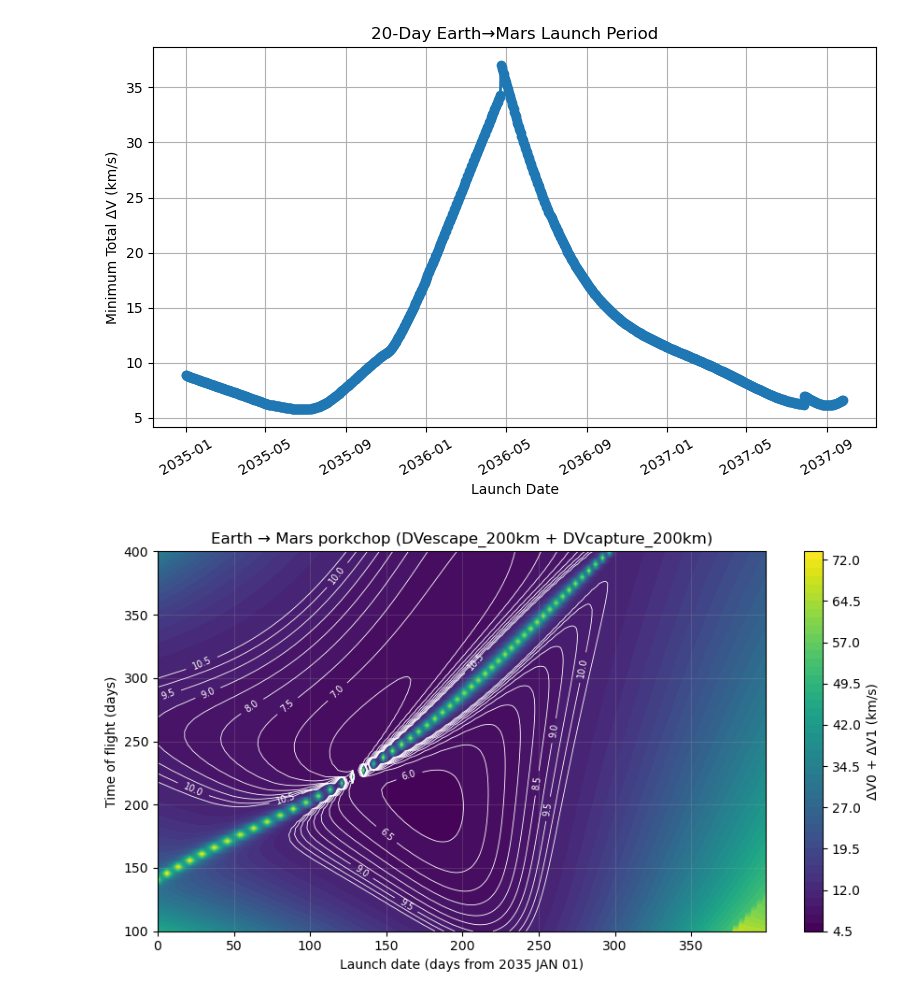
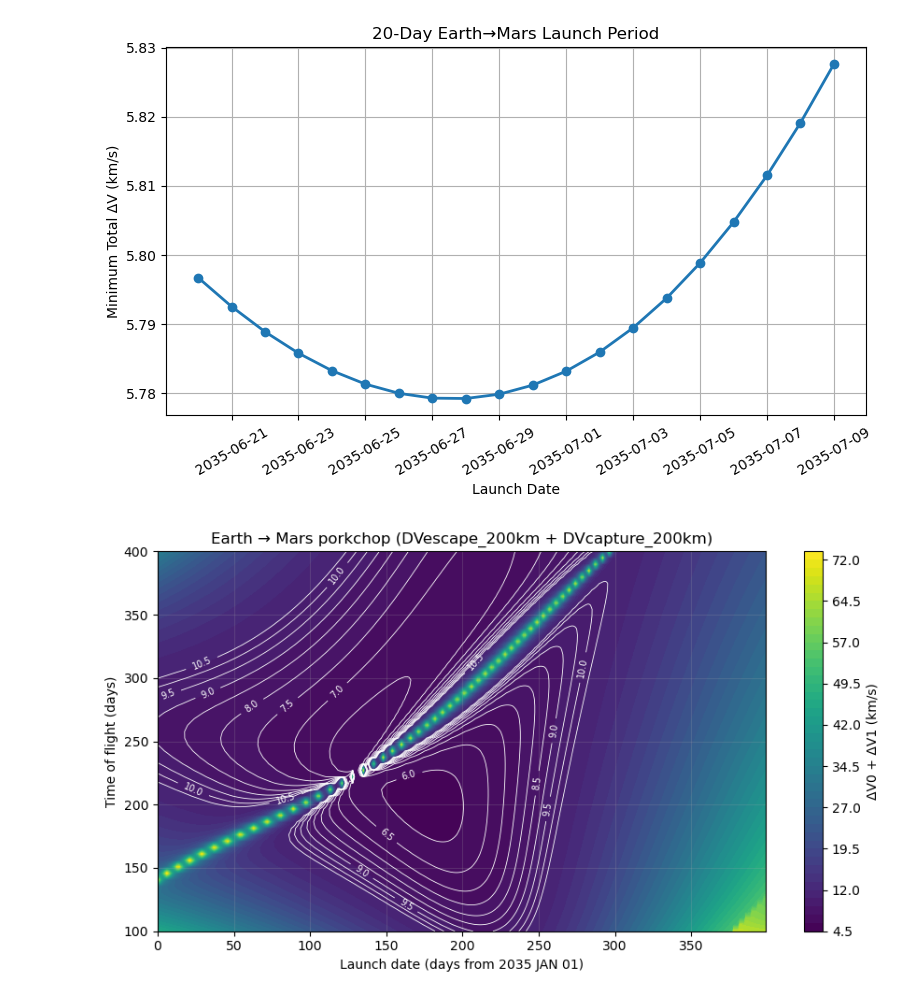
Before and after one commit to rebnoob/AE-105, a Jupyter notebook: src/HW_3/HW3_P4.ipynb, the cells around one changed output. Cells and saved outputs as stored; diff of their text form; code cells hidden in the pictures.

```diff
--- a/src/HW_3/HW3_P4.ipynb
+++ b/src/HW_3/HW3_P4.ipynb
@@ -145,9 +145,9 @@ def total_dv_fixed_t0(t0, tof):
     return dv0 + dv1
 
 # === Parameters for 20-day sweep ===
-start_date = "2035 JAN 01"
+start_date = "2035 JUN 20"
 t0_start = spice.str2et(start_date)
-num_days = 1000
+num_days = 20
 step_days = 1  # step size for sampling
 
 t0_list = [t0_start + i * 86400.0 * step_days for i in range(num_days)]
@@ -201,4 +204,4 @@ plt.show()
-[figure, old version]
+[figure, new version]
 # %%
 import numpy as np
 import spiceypy as spice
```
Also changed, not shown: parts of 2 cells of this notebook, 30 other files.
